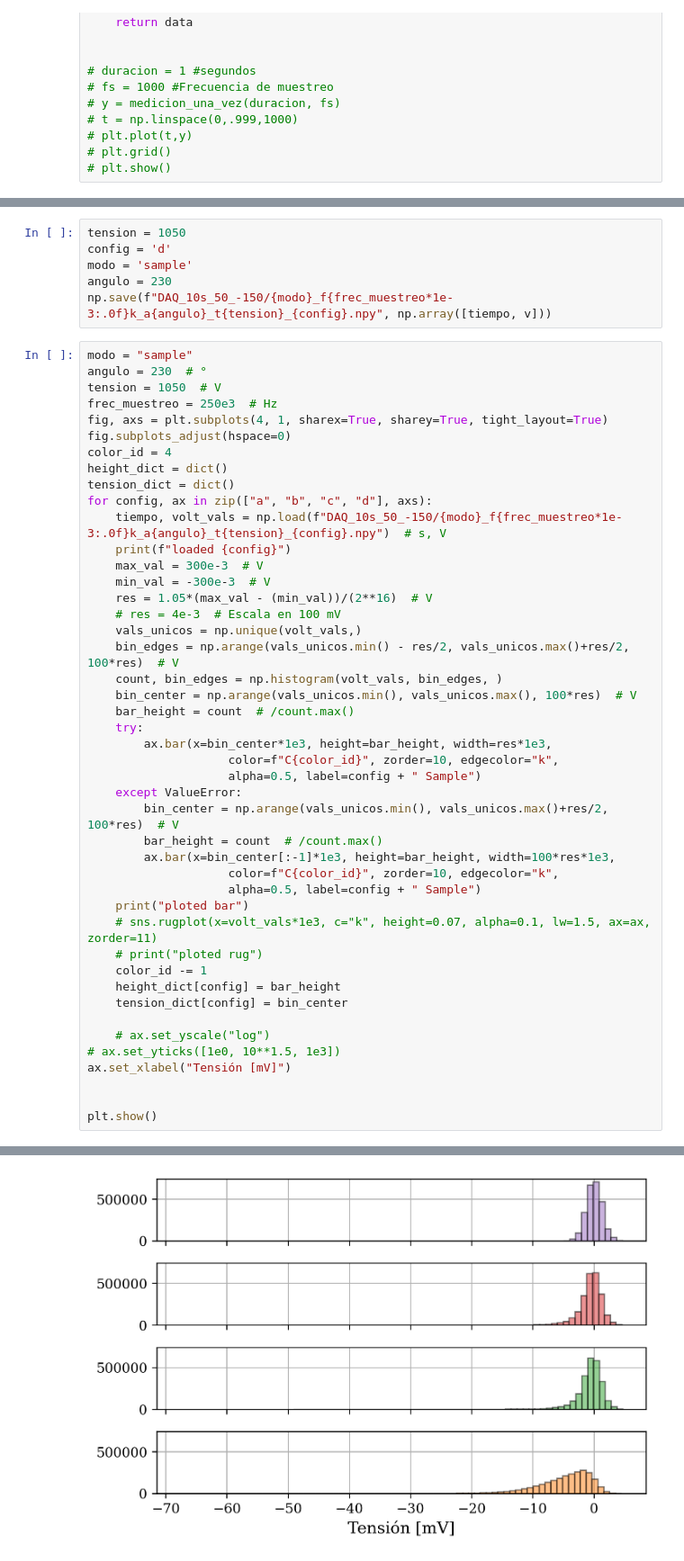
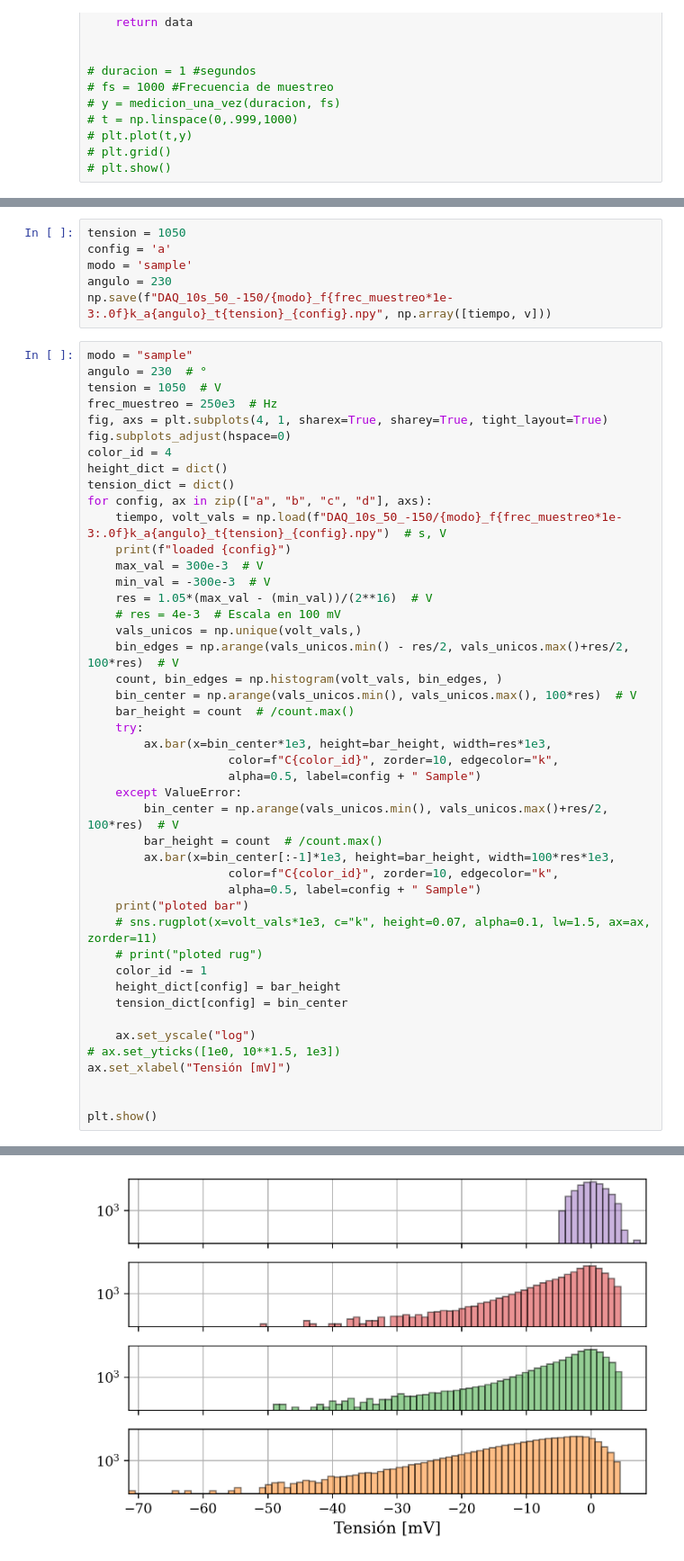
Before and after one commit to agustinbrusco/Laboratorio5, a Jupyter notebook: Datos y código - Práctica 3/adquisicion_daq.ipynb, the cells around one changed output, grey strips where cells are left out. Shown at 90% size. Drawn from its saved outputs; the diff is of its cells as text.

```diff
--- a/Datos y código - Práctica 3/adquisicion_daq.ipynb
+++ b/Datos y código - Práctica 3/adquisicion_daq.ipynb
@@ -91,6 +86,6 @@ plt.show()
 # %%
 tension = 1050
-config = 'd'
+config = 'a'
 modo = 'sample'
 angulo = 230
 np.save(f"DAQ_10s_50_-150/{modo}_f{frec_muestreo*1e-3:.0f}k_a{angulo}_t{tension}_{config}.npy", np.array([tiempo, v]))
@@ -120,32 +115,32 @@ for config, ax in zip(["a", "b", "c", "d"], axs):
         ax.bar(x=bin_center*1e3, height=bar_height, width=res*1e3,
                     color=f"C{color_id}", zorder=10, edgecolor="k",
                     alpha=0.5, label=config + " Sample")
     except ValueError:
         bin_center = np.arange(vals_unicos.min(), vals_unicos.max()+res/2, 100*res)  # V
         bar_height = count  # /count.max()
         ax.bar(x=bin_center[:-1]*1e3, height=bar_height, width=100*res*1e3,
                     color=f"C{color_id}", zorder=10, edgecolor="k",
                     alpha=0.5, label=config + " Sample")
     print("ploted bar")
     # sns.rugplot(x=volt_vals*1e3, c="k", height=0.07, alpha=0.1, lw=1.5, ax=ax, zorder=11)
     # print("ploted rug")
     color_id -= 1
     height_dict[config] = bar_height
     tension_dict[config] = bin_center
 
-    # ax.set_yscale("log")
+    ax.set_yscale("log")
 # ax.set_yticks([1e0, 10**1.5, 1e3])
 ax.set_xlabel("Tensión [mV]")
 
 
 plt.show()
 # %% [output]
 loaded a
 ploted bar
 loaded b
 ploted bar
 loaded c
 ploted bar
 loaded d
 ploted bar
-[figure, old version]
+[figure, new version]
```
Also changed, not shown: parts of 2 cells of this notebook.
